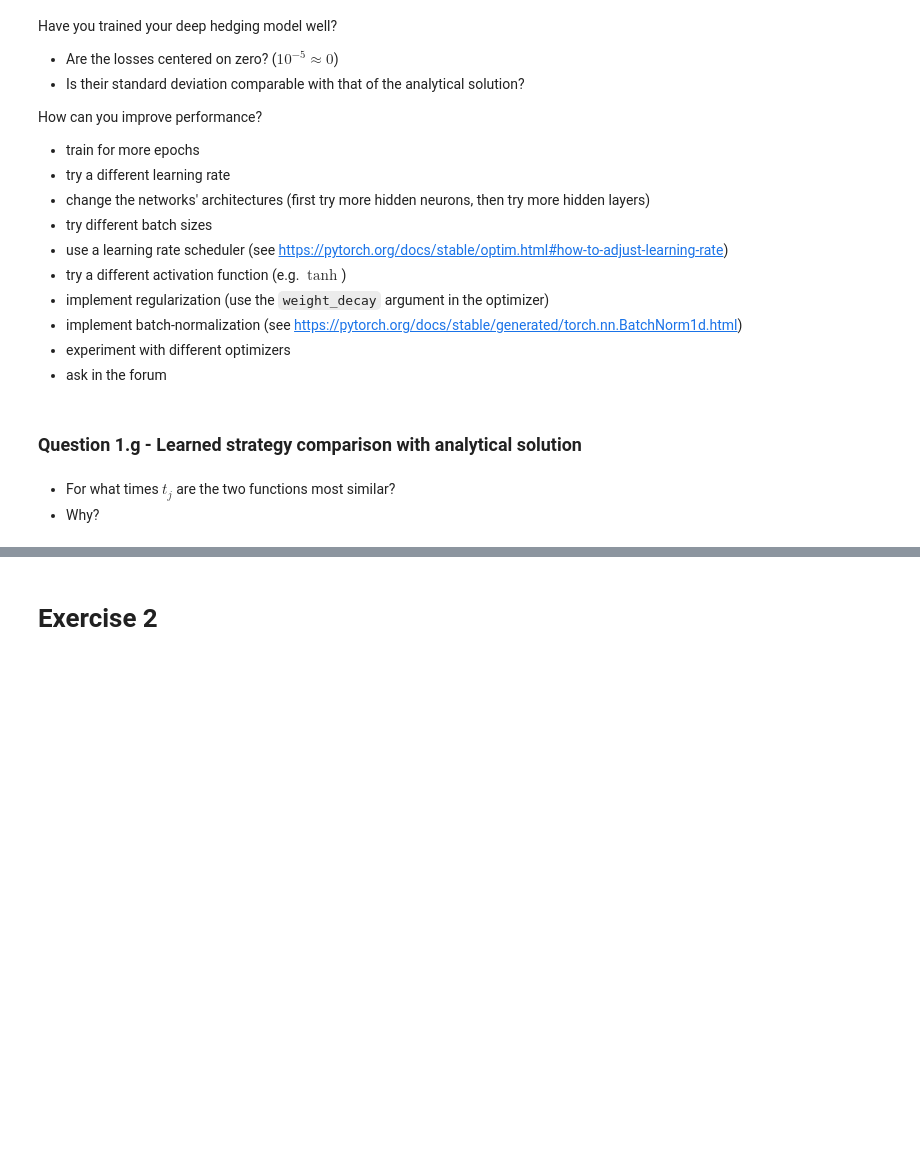
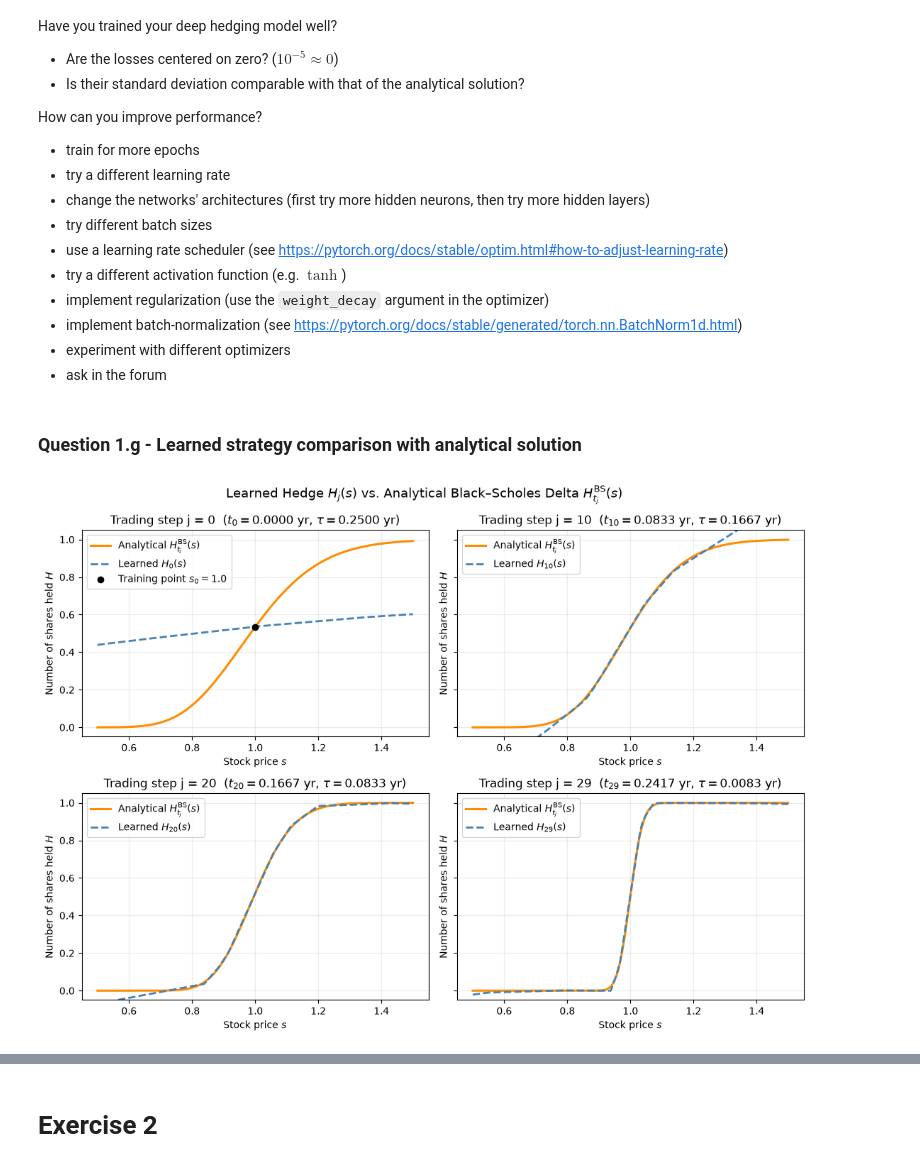
Before and after one commit to minieden/MachineLearningInFinanceProjects, a Jupyter notebook: MLFP3/template3.ipynb, the cells around one changed output, grey strips where cells are left out. Cells and saved outputs as stored; diff of their text form; code cells hidden in the pictures; blank space fills up the shorter version.

```diff
--- a/MLFP3/template3.ipynb
+++ b/MLFP3/template3.ipynb
@@ -299,3 +478,39 @@ How can you improve performance?
-# %% [markdown]
-- For what times $t_j$ are the two functions most similar?
-- Why?
+# %%
+# Compare the hedge functions at j=0,10,20,29.
+# Make a grid of stock prices s in [0.5,1.5].
+# Create four plots or panels, one per selected date.
+# In each panel, overlay H_j(s) and the analytical delta evaluated on the same price grid.
+# Label the date, both strategies, and axes (stock price and number of shares).
+
+s_grid = torch.linspace(0.5, 1.5, 200)
+selected_j = [0, 10, 20, 29]
+
+fig, axes = plt.subplots(2, 2, figsize=(11, 8), sharey=True)
+axes = axes.flatten()
+
+model.eval()
+with torch.no_grad():
+    for ax, j in zip(axes, selected_j):
+        t_j = j * (T / N)
+        h_learned = model.networks[j](s_grid.unsqueeze(1)).squeeze(1).cpu().numpy()
+        h_analytical = bs_delta(t_j, s_grid, K, r, sigma, T).cpu().numpy()
+
+        ax.plot(s_grid.numpy(), h_analytical, color="darkorange", linewidth=2.2, label=r"Analytical $H^{\mathrm{BS}}_{t_j}(s)$")
+        ax.plot(s_grid.numpy(), h_learned, color="steelblue", linestyle="--", linewidth=2.0, label=f"Learned $H_{{{j}}}(s)$")
+
+        if j == 0:
+            ax.scatter([s0], [bs_delta(0.0, torch.tensor(s0), K, r, sigma, T).item()],
+                       color="black", zorder=5, label=f"Training point $s_0={s0}$")
+
+        ax.set_title(f"Trading step j = {j}  ($t_{{{j}}} = {t_j:.4f}$ yr, $\\tau = {T - t_j:.4f}$ yr)")
+        ax.set_xlabel("Stock price $s$")
+        ax.set_ylabel("Number of shares held $H$")
+        ax.set_ylim(-0.05, 1.05)
+        ax.grid(alpha=0.25)
+        ax.legend(loc="upper left")
+
+plt.suptitle("Learned Hedge $H_j(s)$ vs. Analytical Black–Scholes Delta $H^{\\mathrm{BS}}_{t_j}(s)$", fontsize=13)
+plt.tight_layout()
+plt.show()
+# %% [output]
+[figure, added]
```
Also changed, not shown: parts of 16 cells of this notebook, 1 other file.
